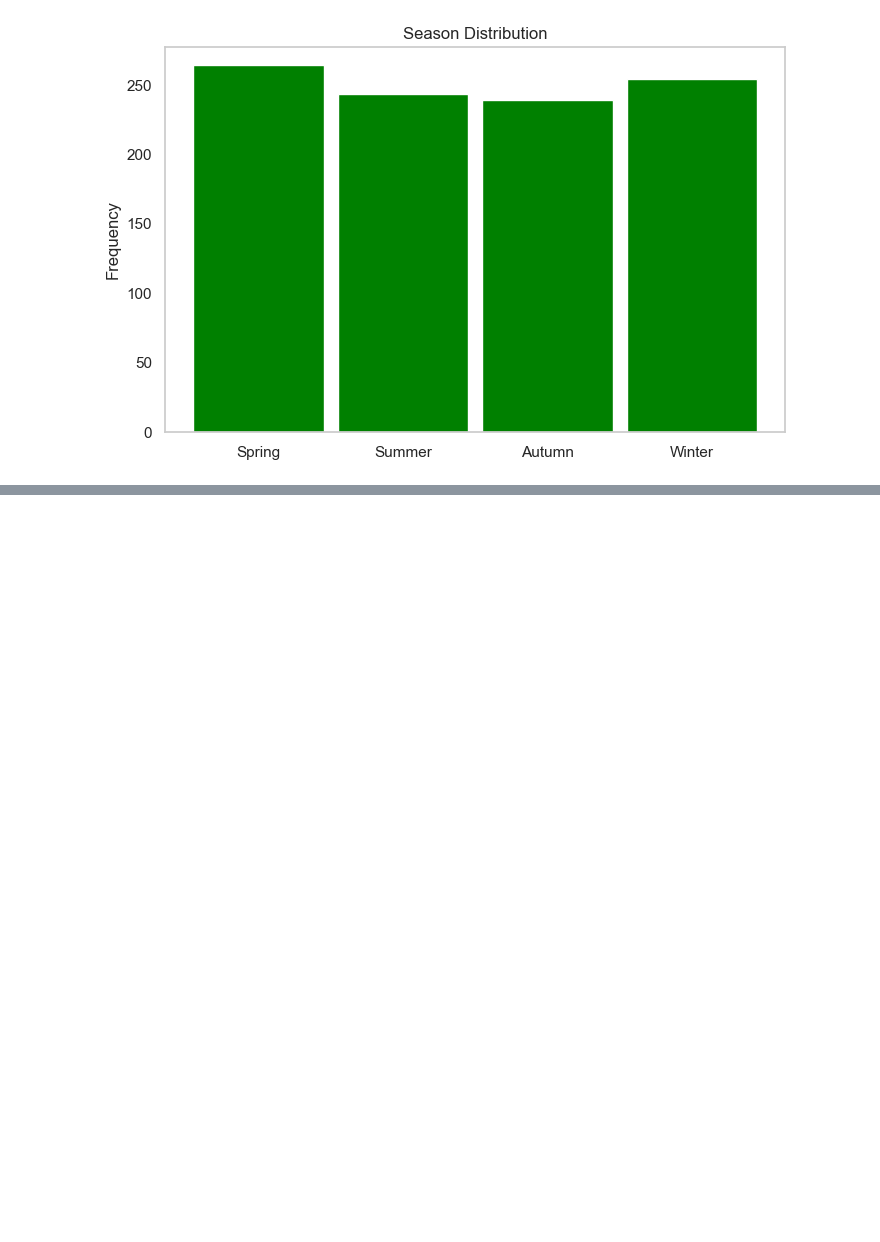
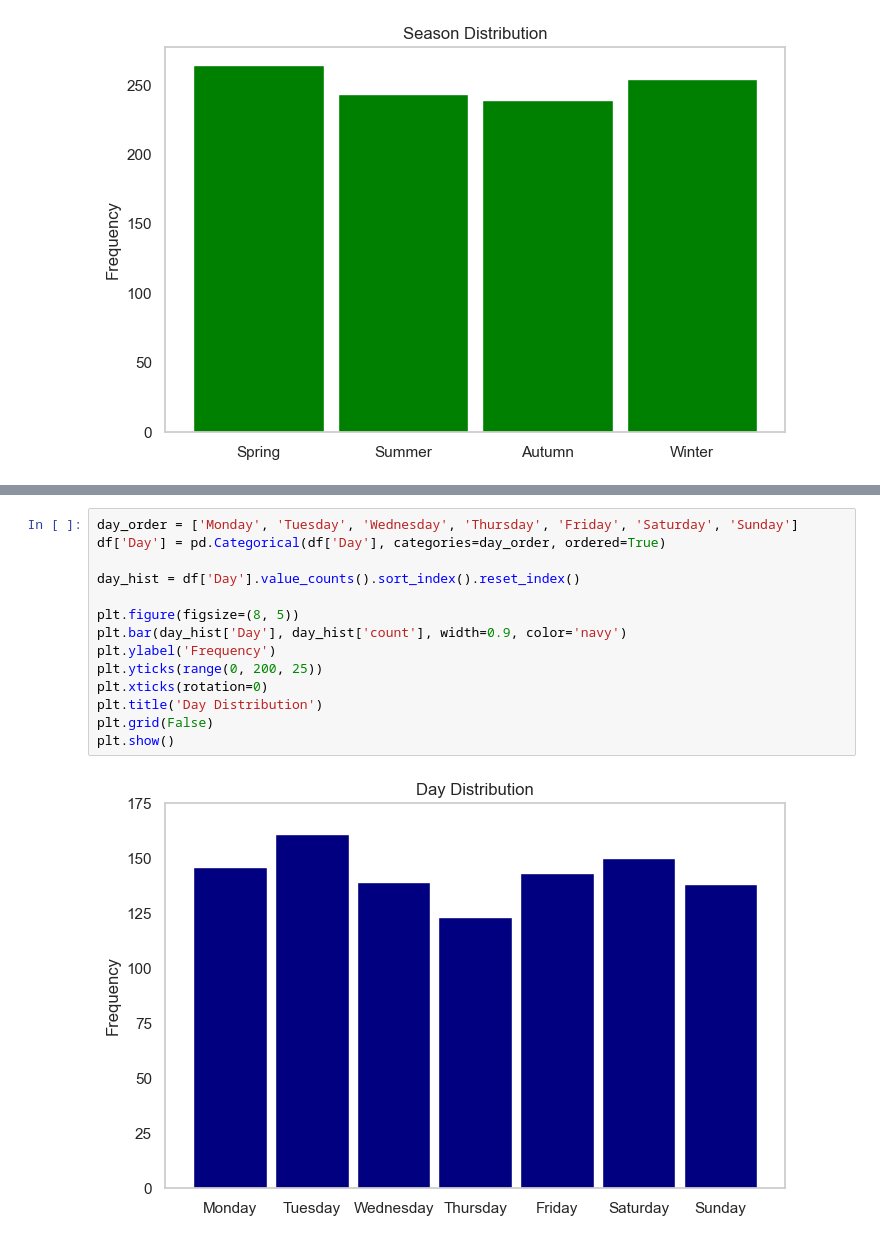
Before and after one commit to Hospoghosyan/Retail_Sales_Analysis, a Jupyter notebook: Retails_sales_analysis.ipynb, the cells around one changed output, grey strips where cells are left out. Saved outputs shown, nothing was run; the diff lists cells and outputs as text; blank space fills up the shorter version.

Commit message:
Added new distributions

```diff
--- a/Retails_sales_analysis.ipynb
+++ b/Retails_sales_analysis.ipynb
@@ -468,0 +478,16 @@ plt.show()
+# %%
+day_order = ['Monday', 'Tuesday', 'Wednesday', 'Thursday', 'Friday', 'Saturday', 'Sunday']
+df['Day'] = pd.Categorical(df['Day'], categories=day_order, ordered=True)
+
+day_hist = df['Day'].value_counts().sort_index().reset_index()
+
+plt.figure(figsize=(8, 5))
+plt.bar(day_hist['Day'], day_hist['count'], width=0.9, color='navy')
+plt.ylabel('Frequency')
+plt.yticks(range(0, 200, 25))
+plt.xticks(rotation=0)
+plt.title('Day Distribution')
+plt.grid(False)
+plt.show()
+# %% [output]
+[figure, added]
```
Also changed, not shown: parts of 2 cells of this notebook.
